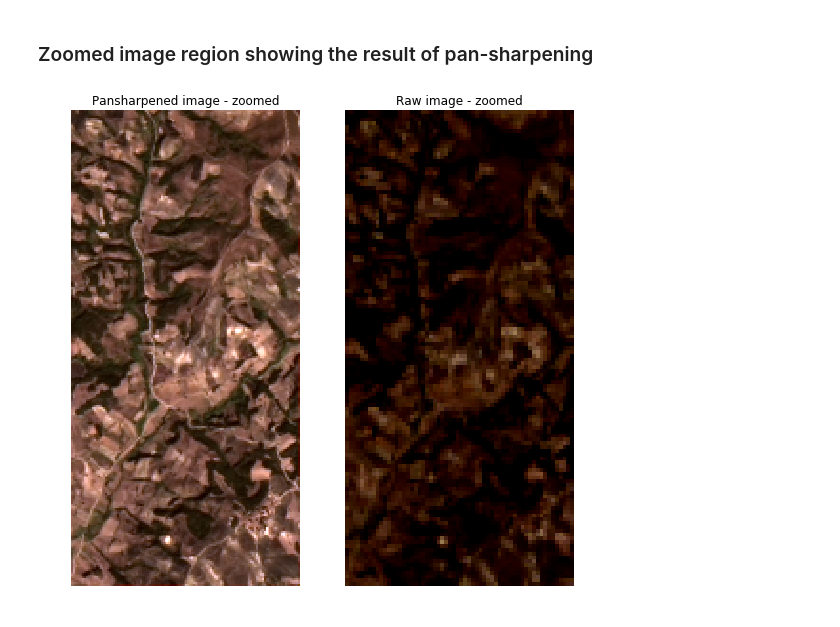
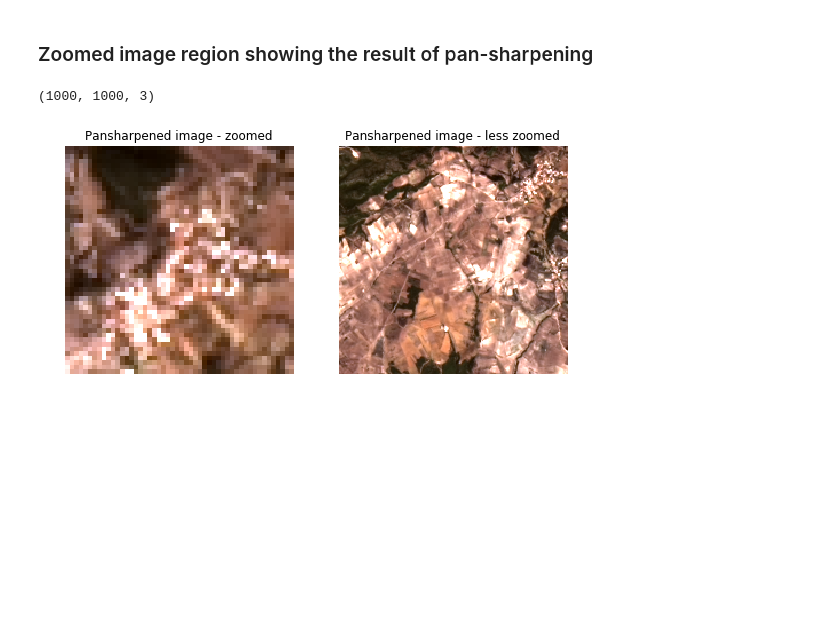
Before and after one commit to braunfuss/ImpactHubIstanbul, a Jupyter notebook: notebooks/satellital/panchromatic_sharpening.ipynb, the cells around one changed output. Drawn from its saved outputs; the diff is of its cells as text; code cells hidden in the pictures; blank space fills up the shorter version.

```diff
--- a/notebooks/satellital/panchromatic_sharpening.ipynb
+++ b/notebooks/satellital/panchromatic_sharpening.ipynb
@@ -193,20 +173,24 @@ img = Image.fromarray(np.uint8(img1))
 img.save("pansharpened-test.TIF")
 # %% [markdown]
 ### Zoomed image region showing the result of pan-sharpening
+# %%
+img1.shape
+# %% [output]
+(1000, 1000, 3)
 # %%
 fig = plt.figure(figsize=(9, 12))
 fig.set_facecolor('white')
 
 ax1 = fig.add_subplot(121)
-ax1.imshow(img1[750:1050, 880:1040, :])
+ax1.imshow(img1[600:650, 350:400, :])
 plt.title('Pansharpened image - zoomed')
 plt.axis('off')
 
 ax2 = fig.add_subplot(122)
-ax2.imshow(img2[375:525, 440:520, :]/65535.0)
-plt.title('Raw image - zoomed')
+ax2.imshow(img1[600:800, 200:400, :])
+plt.title('Pansharpened image - less zoomed')
 plt.axis('off')
 
 plt.show()
 # %% [output]
-[figure, old version]
+[figure, new version]
```
Also changed, not shown: parts of 1 cell of this notebook, 1 other file.
